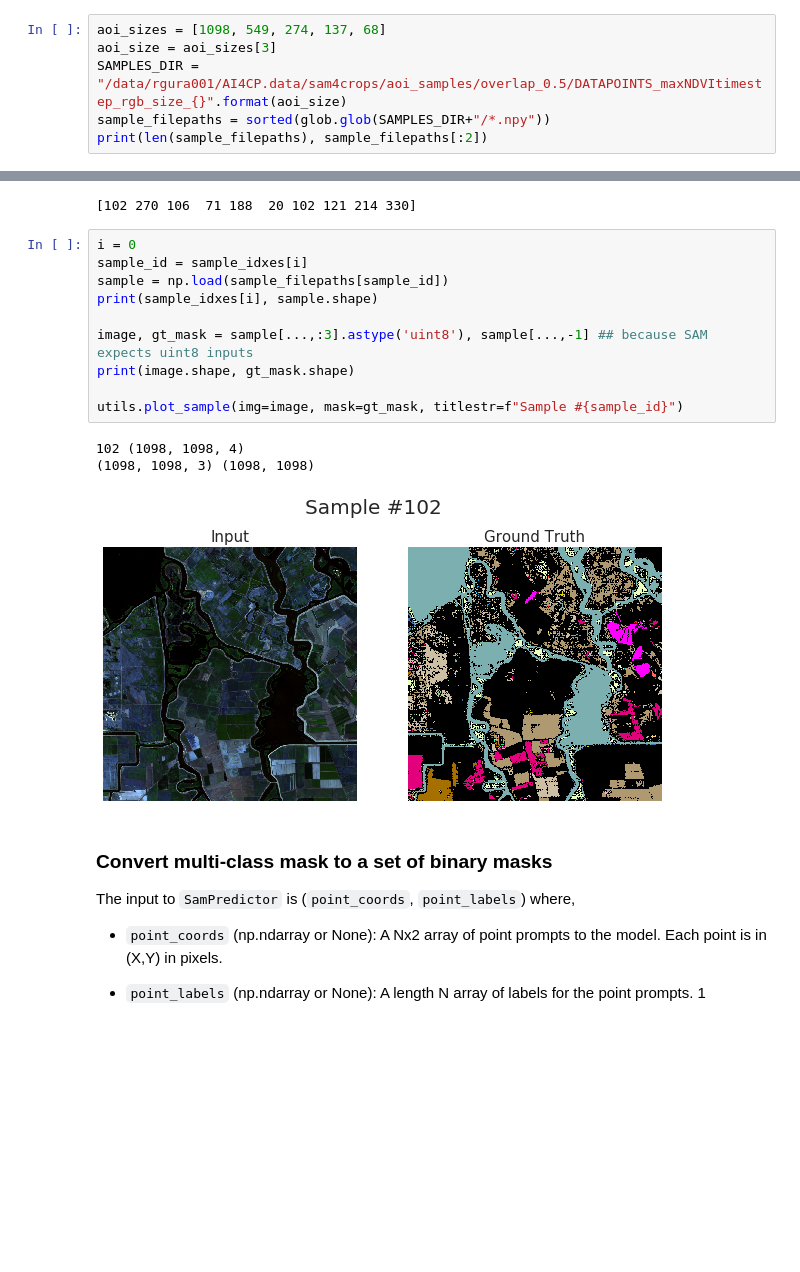
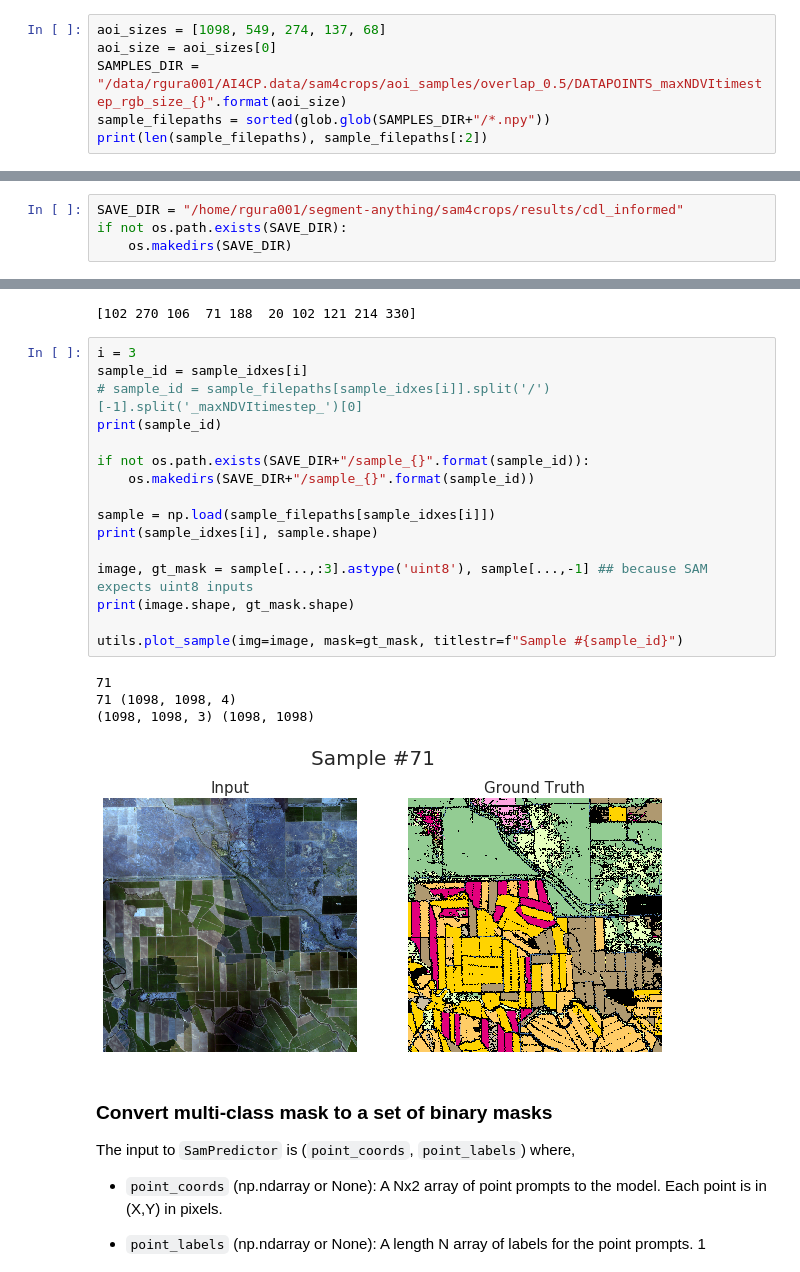
Before and after one commit to madlab-ucr/sam4crops, a Jupyter notebook: src/CDL-informedPrompting.ipynb, the cells around one changed output, grey strips where cells are left out. Cells and saved outputs as stored; diff of their text form; blank space fills up the shorter version.

```diff
--- a/src/CDL-informedPrompting.ipynb
+++ b/src/CDL-informedPrompting.ipynb
@@ -76,7 +63,7 @@ CalCrop21[1] is a benchmark dataset that contained 4D spatiotemporal multispectr
 ### Visualize Samples
 # %%
 aoi_sizes = [1098, 549, 274, 137, 68]
-aoi_size = aoi_sizes[3]
+aoi_size = aoi_sizes[0]
 SAMPLES_DIR = "/data/rgura001/AI4CP.data/sam4crops/aoi_samples/overlap_0.5/DATAPOINTS_maxNDVItimestep_rgb_size_{}".format(aoi_size)
 sample_filepaths = sorted(glob.glob(SAMPLES_DIR+"/*.npy"))
 print(len(sample_filepaths), sample_filepaths[:2])
@@ -85,3 +72,7 @@ print(len(sample_filepaths), sample_filepaths[:2])
+# %%
+SAVE_DIR = "/home/rgura001/segment-anything/sam4crops/results/cdl_informed"
+if not os.path.exists(SAVE_DIR):
+    os.makedirs(SAVE_DIR)
 # %%
 num_samples=10
 num_avail_samples = len(sample_filepaths)
@@ -95,19 +86,26 @@ print(sample_idxes)
 # %% [output]
 [102 270 106  71 188  20 102 121 214 330]
 # %%
-i = 0
+i = 3
 sample_id = sample_idxes[i]
-sample = np.load(sample_filepaths[sample_id])
+# sample_id = sample_filepaths[sample_idxes[i]].split('/')[-1].split('_maxNDVItimestep_')[0]
+print(sample_id)
+
+if not os.path.exists(SAVE_DIR+"/sample_{}".format(sample_id)):
+    os.makedirs(SAVE_DIR+"/sample_{}".format(sample_id))
+
+sample = np.load(sample_filepaths[sample_idxes[i]])
 print(sample_idxes[i], sample.shape)
 
 image, gt_mask = sample[...,:3].astype('uint8'), sample[...,-1] ## because SAM expects uint8 inputs
 print(image.shape, gt_mask.shape)
 
 utils.plot_sample(img=image, mask=gt_mask, titlestr=f"Sample #{sample_id}")
 # %% [output]
-102 (1098, 1098, 4)
+71
+71 (1098, 1098, 4)
 (1098, 1098, 3) (1098, 1098)
-[figure, old version]
+[figure, new version]
 # %% [markdown]
 ### Convert multi-class mask to a set of binary masks
 
```
Also changed, not shown: parts of 26 cells of this notebook, 4 other files.
